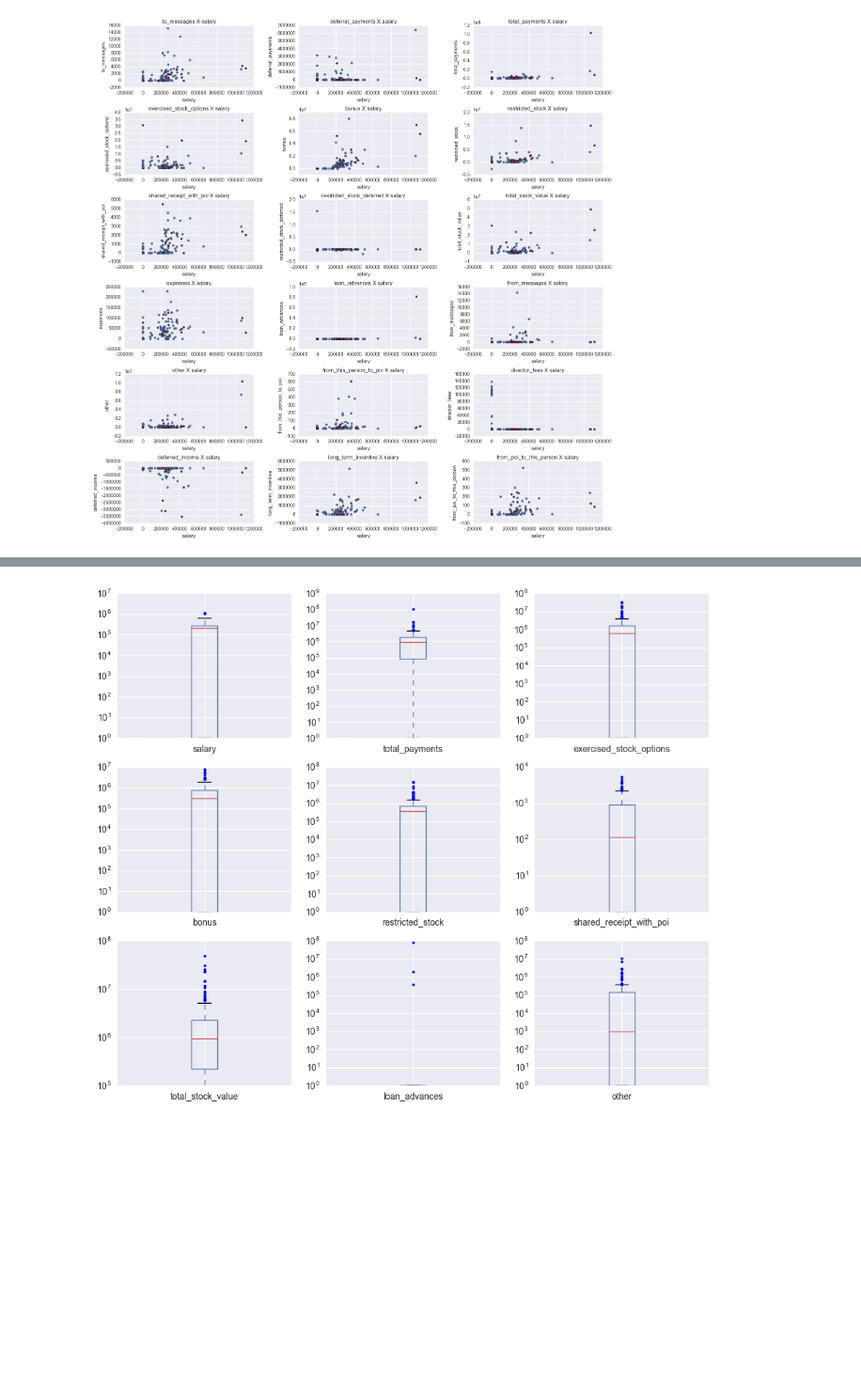
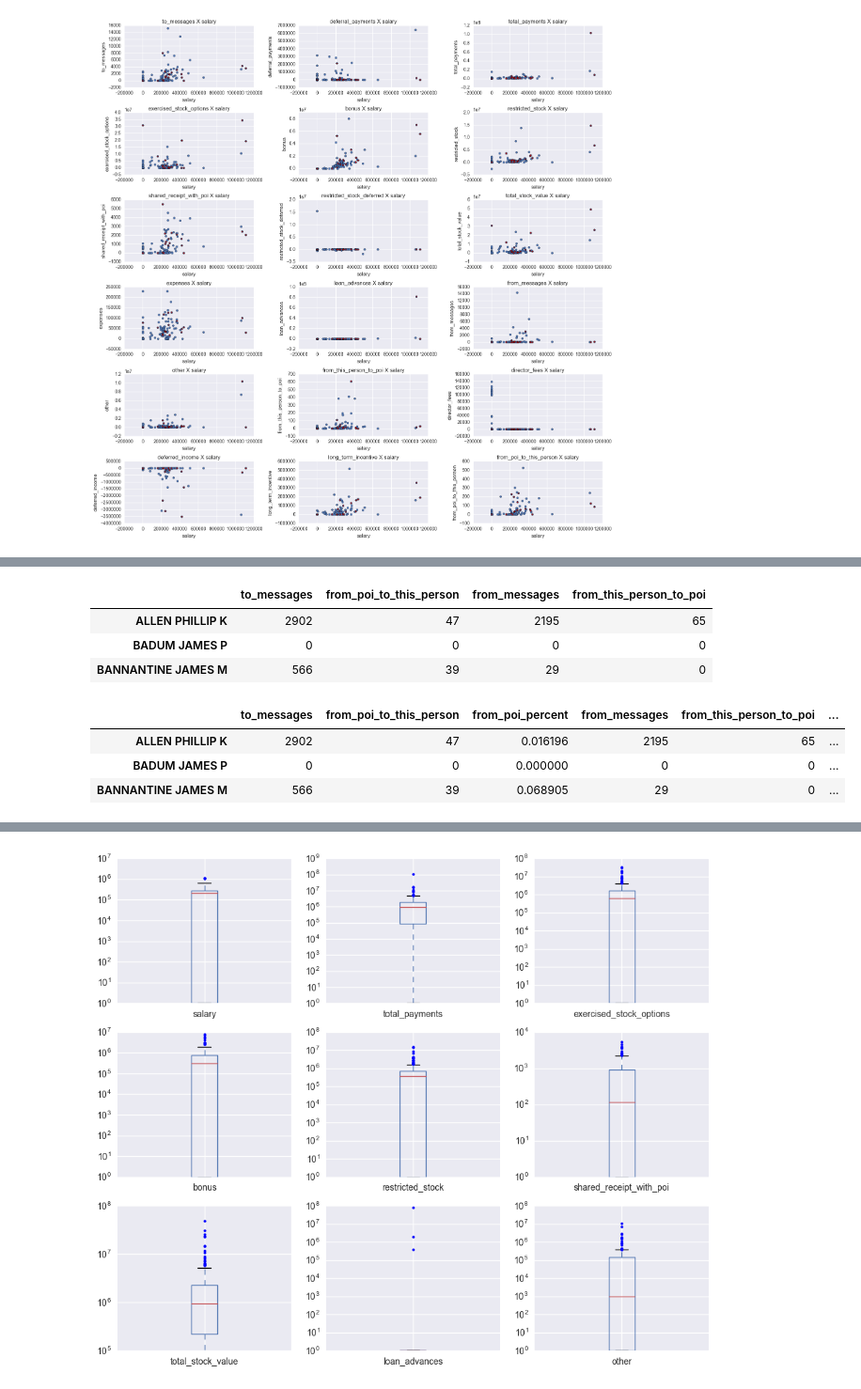
Before and after one commit to brunoassisp/Machine-Learning-project, a Jupyter notebook: Enron-ML-Project.ipynb, the cells around one changed output, grey strips where cells are left out. Shown: that part at 94% size. Drawn from its saved outputs; the diff is of its cells as text; code cells hidden in the pictures; blank space fills up the shorter version.

```diff
--- a/Enron-ML-Project.ipynb
+++ b/Enron-ML-Project.ipynb
@@ -141 +141,22 @@ If we have, for instance, a negative *salary* then that is a case that does not
 ---
+# %%
+display(enron_df[['to_messages', 'from_poi_to_this_person', 'from_messages', 'from_this_person_to_poi']].head(3))
+
+enron_df['from_poi_percent'] = enron_df['from_poi_to_this_person'] / enron_df['to_messages']
+enron_df['to_poi_percent'] = enron_df['from_this_person_to_poi'] / enron_df['from_messages']
+
+### Replacing NaN's
+enron_df.loc[pd.isnull(enron_df['from_poi_percent']), 'from_poi_percent'] = 0
+enron_df.loc[pd.isnull(enron_df['to_poi_percent']), 'to_poi_percent'] = 0
+
+enron_df[['to_messages', 'from_poi_to_this_person', 'from_poi_percent',\
+          'from_messages', 'from_this_person_to_poi', 'to_poi_percent']].head(3)
+# %% [output]
+|  | to_messages | from_poi_to_this_person | from_messages | from_this_person_to_poi |
+| ALLEN PHILLIP K | 2902 | 47 | 2195 | 65 |
+| BADUM JAMES P | 0 | 0 | 0 | 0 |
+| BANNANTINE JAMES M | 566 | 39 | 29 | 0 |
+|  | to_messages | from_poi_to_this_person | from_poi_percent | from_messages | from_this_person_to_poi | ... |
+| ALLEN PHILLIP K | 2902 | 47 | 0.016196 | 2195 | 65 | ... |
+| BADUM JAMES P | 0 | 0 | 0.000000 | 0 | 0 | ... |
+| BANNANTINE JAMES M | 566 | 39 | 0.068905 | 29 | 0 | ... |
```
Also changed, not shown: parts of 10 cells of this notebook.
